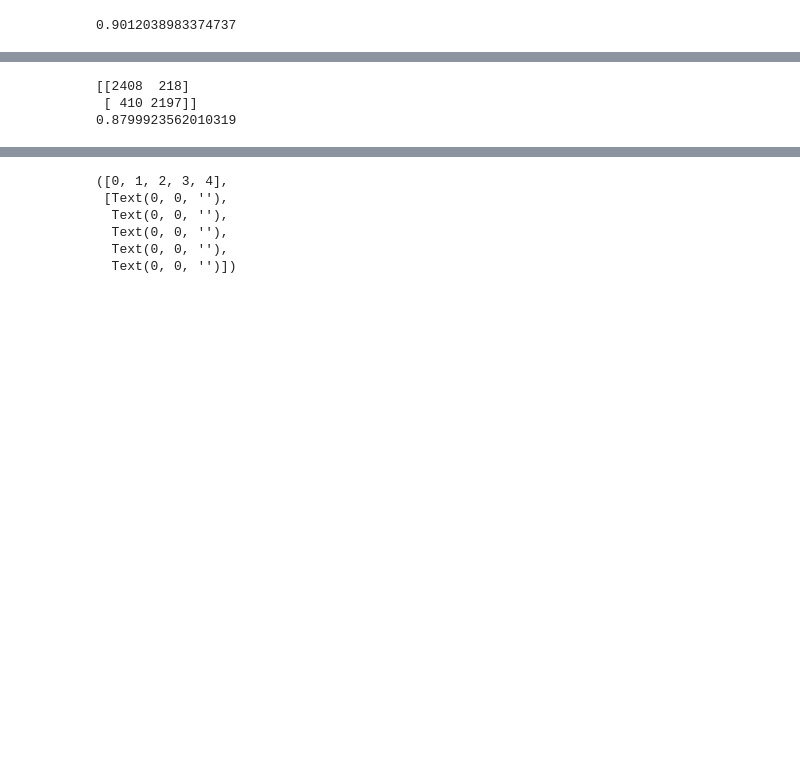
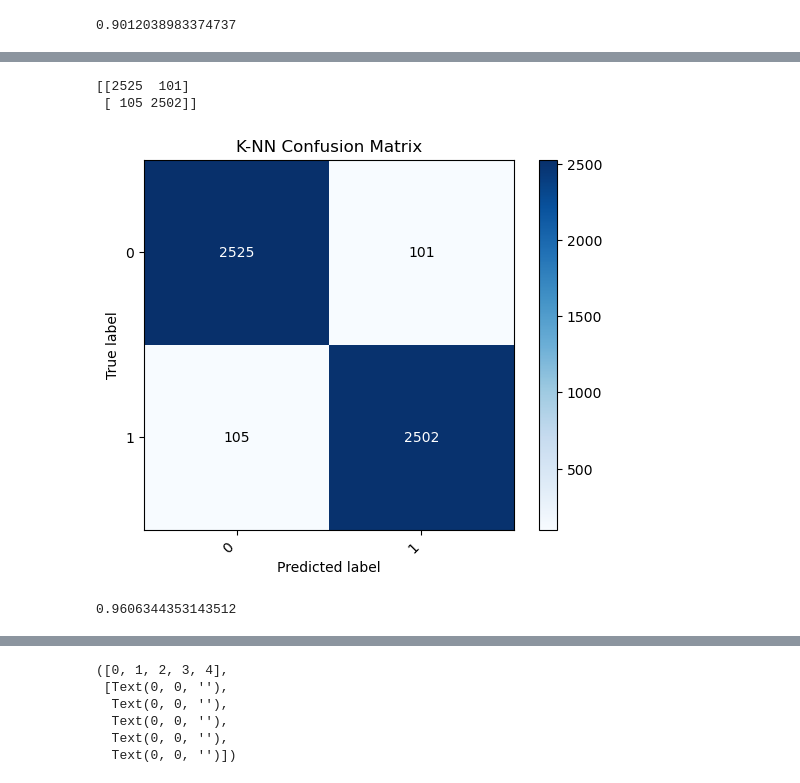
Before and after one commit to Henrique-O-S/Acoustic_Fire_Extinguisher_Success_Predictor, a Jupyter notebook: Acoustic_Extinguisher_Fire_Dataset/notebook.ipynb, the cells around one changed output, grey strips where cells are left out. Drawn from its saved outputs; the diff is of its cells as text; code cells hidden in the pictures; blank space fills up the shorter version.

```diff
--- a/Acoustic_Extinguisher_Fire_Dataset/notebook.ipynb
+++ b/Acoustic_Extinguisher_Fire_Dataset/notebook.ipynb
@@ -408,17 +428,40 @@ print(naive_bayes_accuracy)
-# %%
-#Random Forest
-from sklearn.metrics import accuracy_score, confusion_matrix
-from sklearn.ensemble import RandomForestClassifier
-classifier2 = RandomForestClassifier()
-classifier2.fit(X_train,y_train)
-
-y_pred.shape
-
-print(confusion_matrix(y_test,y_pred))
-
-random_forest_accuracy = accuracy_score(y_test,y_pred)
-print(random_forest_accuracy)
-# %% [output]
-[[2408  218]
- [ 410 2197]]
-0.8799923562010319
+# %%
+#K-NN
+from sklearn.neighbors import KNeighborsClassifier
+knn = KNeighborsClassifier()
+knn.fit(X_train,y_train)
+y_pred = knn.predict(X_test)
+
+cm_k_nn = confusion_matrix(y_test,y_pred)
+print(cm_k_nn)
+
+labels = np.unique(y_test)
+fig, ax = plt.subplots()
+im = ax.imshow(cm_k_nn, interpolation="nearest", cmap=plt.cm.Blues)
+ax.figure.colorbar(im, ax=ax)
+
+# Set labels and title
+ax.set(xticks=np.arange(cm_k_nn.shape[1]),
+       yticks=np.arange(cm_k_nn.shape[0]),
+       xticklabels=labels, yticklabels=labels,
+       xlabel="Predicted label",
+       ylabel="True label",
+       title="K-NN Confusion Matrix")
+plt.xticks(rotation=45, ha="right")
+
+# Loop over data dimensions and create text annotations.
+for i in range(cm_k_nn.shape[0]):
+    for j in range(cm_k_nn.shape[1]):
+        ax.text(j, i, format(cm_k_nn[i, j], "d"),
+                ha="center", va="center",
+                color="white" if cm_k_nn[i, j] > cm_k_nn.max() / 2 else "black")
+
+plt.show()
+
+k_nn_accuracy = accuracy_score(y_test,y_pred)
+print(k_nn_accuracy)
+# %% [output]
+[[2525  101]
+ [ 105 2502]]
+[figure, added]
+0.9606344353143512
```
Also changed, not shown: parts of 15 cells of this notebook.
